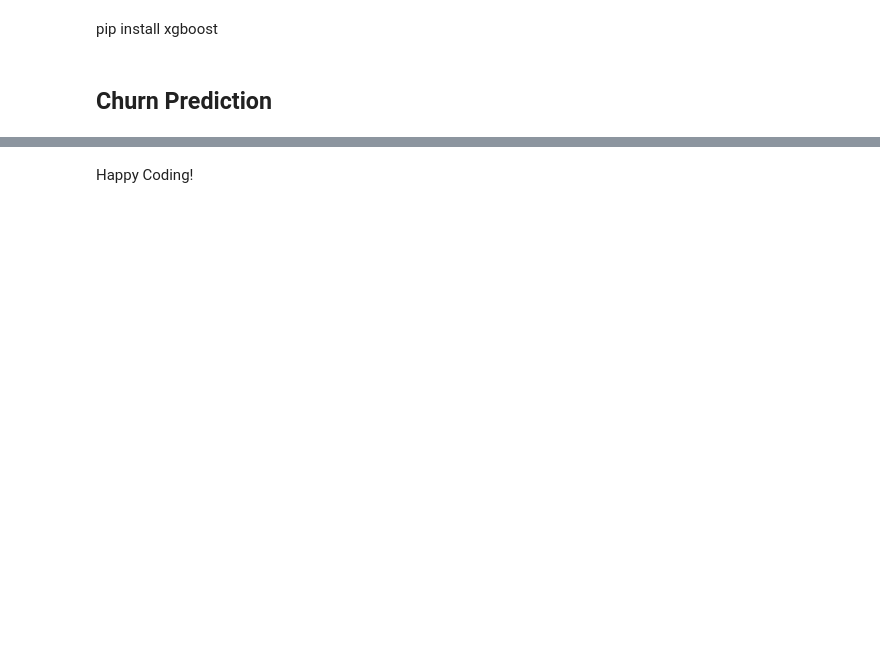
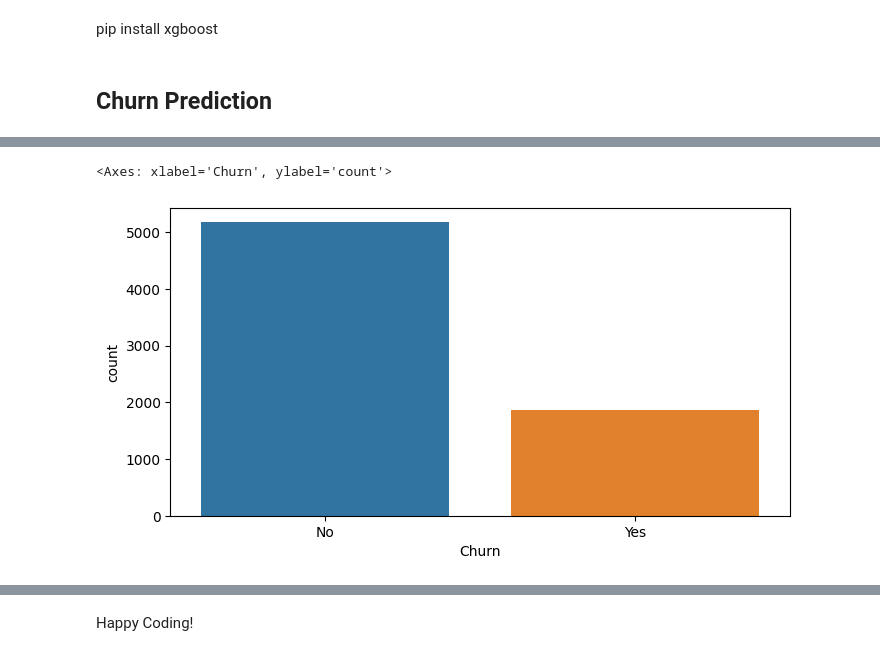
Before and after one commit to jposluszny/Machine-Learning, a Jupyter notebook: 5. XGBoost/1. Classification/Project/Exercise - XGBoostClassifier.ipynb, the cells around one changed output, grey strips where cells are left out. Drawn from its saved outputs; the diff is of its cells as text; code cells hidden in the pictures; blank space fills up the shorter version.

```diff
--- a/5. XGBoost/1. Classification/Project/Exercise - XGBoostClassifier.ipynb
+++ b/5. XGBoost/1. Classification/Project/Exercise - XGBoostClassifier.ipynb
@@ -12,3 +12,4 @@ import matplotlib.pyplot as plt
 import seaborn as sns
 # %%
 # Read in churn.csv
+df = pd.read_csv('churn.csv')
@@ -25,2 +28,8 @@ import seaborn as sns
+# %%
+plt.figure(figsize=(8,4))
+sns.countplot(data=df, x='Churn', hue='Churn')
+# %% [output]
+<Axes: xlabel='Churn', ylabel='count'>
+[figure, added]
 # %%
 # Plot the graph below
```
Also changed, not shown: parts of 26 cells of this notebook.
